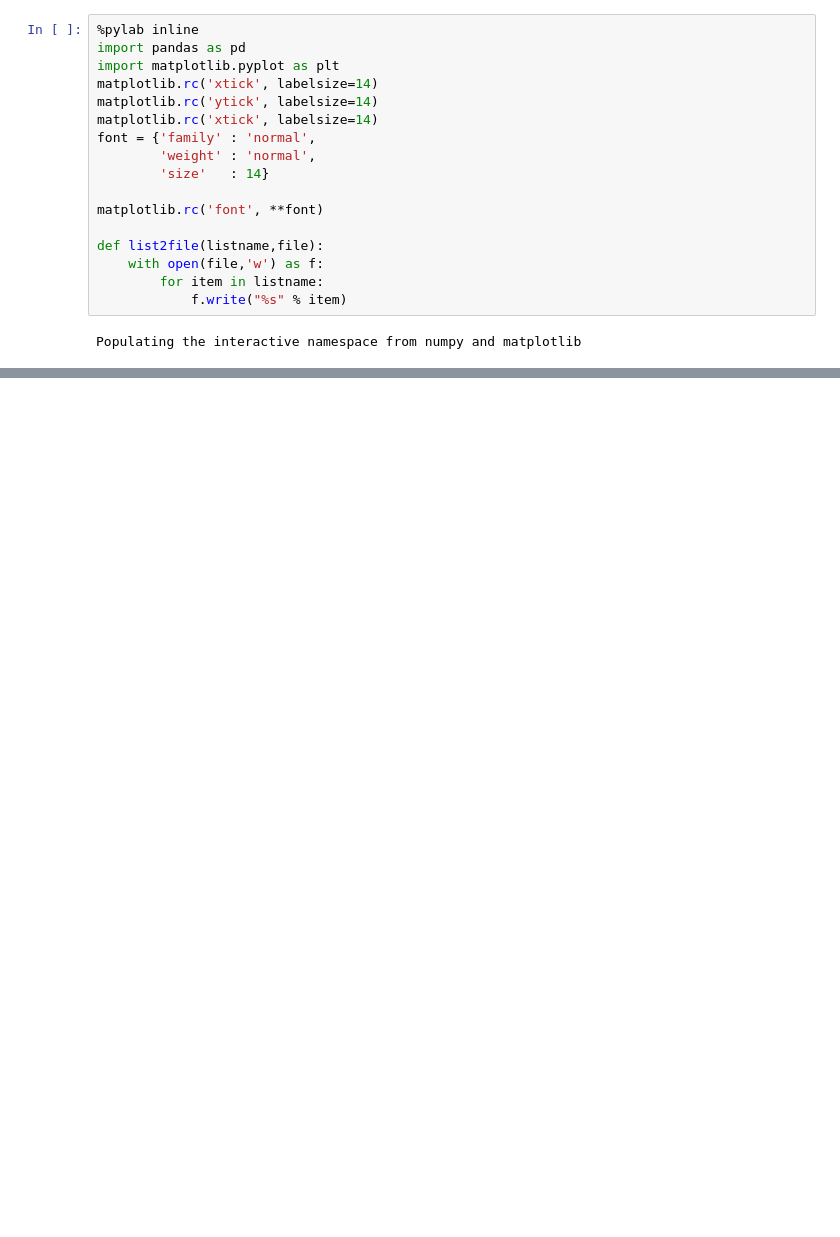
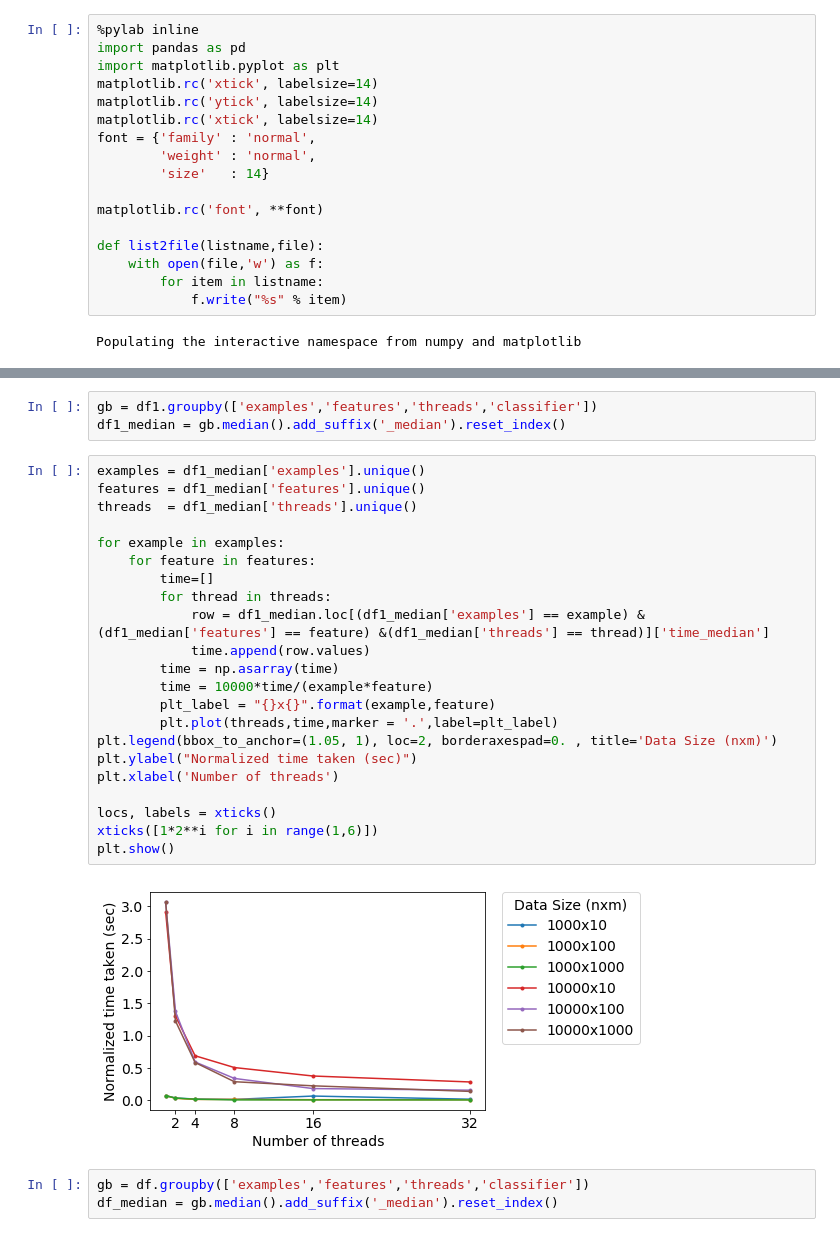
Before and after one commit to praateekmahajan/parallel-adaboost, a Jupyter notebook: data-analysis.ipynb, the cells around one changed output, grey strips where cells are left out. Saved outputs shown, nothing was run; the diff lists cells and outputs as text; blank space fills up the shorter version.

```diff
--- a/data-analysis.ipynb
+++ b/data-analysis.ipynb
@@ -29,0 +55,30 @@ list2file(timings, 'data/output.csv')
+# %%
+gb = df1.groupby(['examples','features','threads','classifier'])
+df1_median = gb.median().add_suffix('_median').reset_index()
+# %%
+examples = df1_median['examples'].unique()
+features = df1_median['features'].unique()
+threads  = df1_median['threads'].unique()
+
+for example in examples:
+    for feature in features:
+        time=[]
+        for thread in threads:
+            row = df1_median.loc[(df1_median['examples'] == example) &(df1_median['features'] == feature) &(df1_median['threads'] == thread)]['time_median']
+            time.append(row.values)
+        time = np.asarray(time)
+        time = 10000*time/(example*feature)
+        plt_label = "{}x{}".format(example,feature)
+        plt.plot(threads,time,marker = '.',label=plt_label)
+plt.legend(bbox_to_anchor=(1.05, 1), loc=2, borderaxespad=0. , title='Data Size (nxm)')
+plt.ylabel("Normalized time taken (sec)")
+plt.xlabel('Number of threads')
+
+locs, labels = xticks()
+xticks([1*2**i for i in range(1,6)])
+plt.show()
+# %% [output]
+[figure, added]
+# %%
+gb = df.groupby(['examples','features','threads','classifier'])
+df_median = gb.median().add_suffix('_median').reset_index()
```
Also changed, not shown: parts of 9 cells of this notebook, 9 other files.
